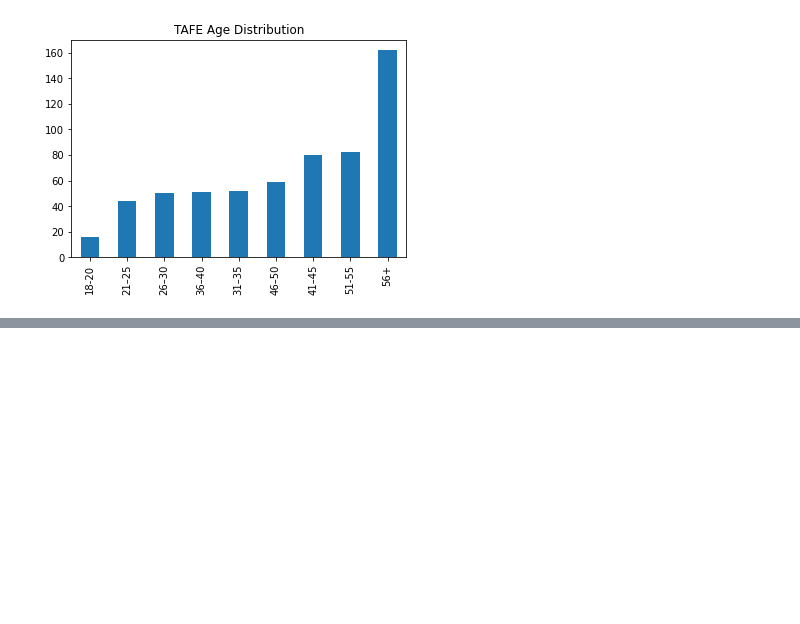
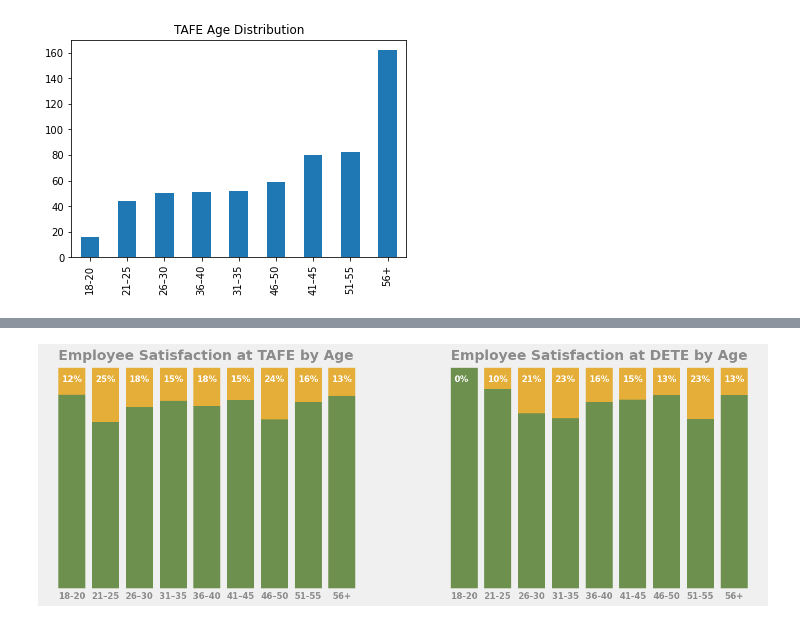
Before and after one commit to jholidayscott/employee_exit_survey, a Jupyter notebook: employee_exit_survey_age.ipynb, the cells around one changed output, grey strips where cells are left out. Drawn from its saved outputs; the diff is of its cells as text; code cells hidden in the pictures; blank space fills up the shorter version.

```diff
--- a/employee_exit_survey_age.ipynb
+++ b/employee_exit_survey_age.ipynb
@@ -192,0 +211,63 @@ At DETE, there is perhaps a bulge at the yonger end in 21-25 year olds, but it i
+# %%
+# ax = pd.crosstab(df['Name'], df['Subject']).apply(lambda r: r/r.sum()*100, axis=1)
+fig, (ax1,ax2) = plt.subplots(ncols=2, nrows=1, figsize=(15,5), sharey=True)
+
+style.use('default')
+style.use('fivethirtyeight')
+
+width = 0.8
+satisfied_color = '#6d904f'
+dissatisfied_color = '#e5ae38'
+
+ax1.bar(pv_tafe_perc.index, pv_tafe_perc['Satisfied'],width,color=satisfied_color)
+ax1.bar(pv_tafe_perc.index, pv_tafe_perc['Dissatisfied'],width, bottom=pv_tafe_perc['Satisfied'],color=dissatisfied_color)
+
+ax2.bar(pv_dete_perc.index, pv_dete_perc['Satisfied'],width,color=satisfied_color)
+ax2.bar(pv_dete_perc.index, pv_dete_perc['Dissatisfied'],width, bottom=pv_dete_perc['Satisfied'],color=dissatisfied_color)
+
+x_tick_size = 11
+x_tick_weight = 'bold'
+x_tick_color = '#8b8b8b'
+
+ax1.grid(False)
+ax1.set_xticks(pv_tafe_perc.index)
+ax1.set_xticklabels(pv_tafe_perc.index,size=x_tick_size, color=x_tick_color,weight=x_tick_weight)
+ax1.set_yticklabels([])
+
+ax2.grid(False)
+ax2.set_xticks(pv_dete_perc.index)
+ax2.set_xticklabels(pv_dete_perc.index,size=x_tick_size, color=x_tick_color,weight=x_tick_weight)
+ax2.set_yticklabels([])
+
+title_x = -0.4
+title_y = 103
+title_size = 18
+title_weight = 'bold'
+title_color = '#8b8b8b'
+ax1.text(x=title_x, y=title_y, s='Employee Satisfaction at TAFE by Age',size=title_size, weight=title_weight, color=title_color)
+ax2.text(x=title_x, y=title_y, s='Employee Satisfaction at DETE by Age',size=title_size, weight=title_weight, color=title_color)
+
+t_perc_x = -0.3
+t_perc_y = 93
+t_perc_size = 11
+t_perc_weight = 'bold'
+t_perc_color = 'white'
+
+for perc in pv_tafe_perc['Dissatisfied']:
+    ax1.text(x=t_perc_x,y=t_perc_y,s=str(round(perc))+'%',size=t_perc_size,color=t_perc_color,weight=t_perc_weight)
+    t_perc_x += 1
+
+d_perc_x = -0.3
+d_perc_y = 93
+d_perc_size = 11
+d_perc_weight = 'bold'
+d_perc_color = 'white'
+
+for perc in pv_dete_perc['Dissatisfied']:
+    ax2.text(x=d_perc_x,y=d_perc_y,s=str(round(perc))+'%',size=d_perc_size,color=d_perc_color,weight=d_perc_weight)
+    d_perc_x += 1
+
+
+plt.show()
+# %% [output]
+[figure, added]
```
Also changed, not shown: parts of 19 cells of this notebook, 2 other files.
